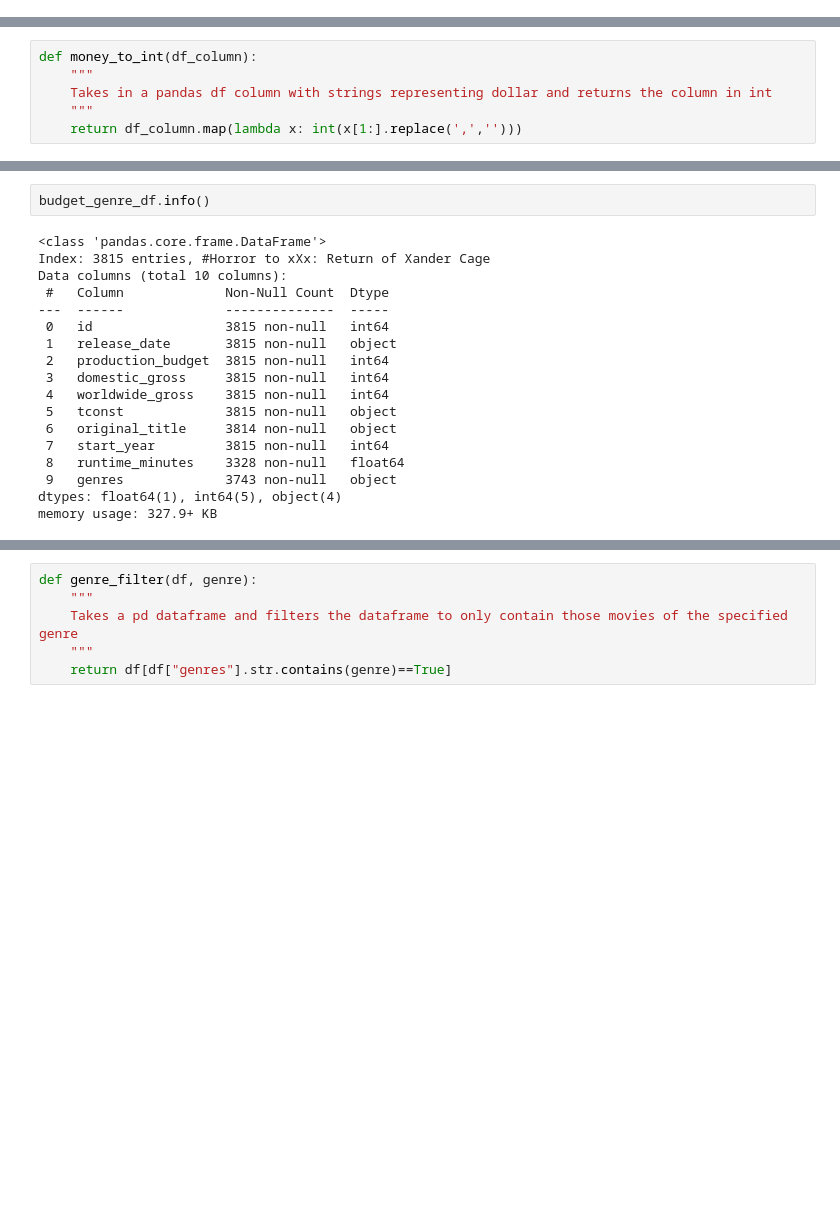
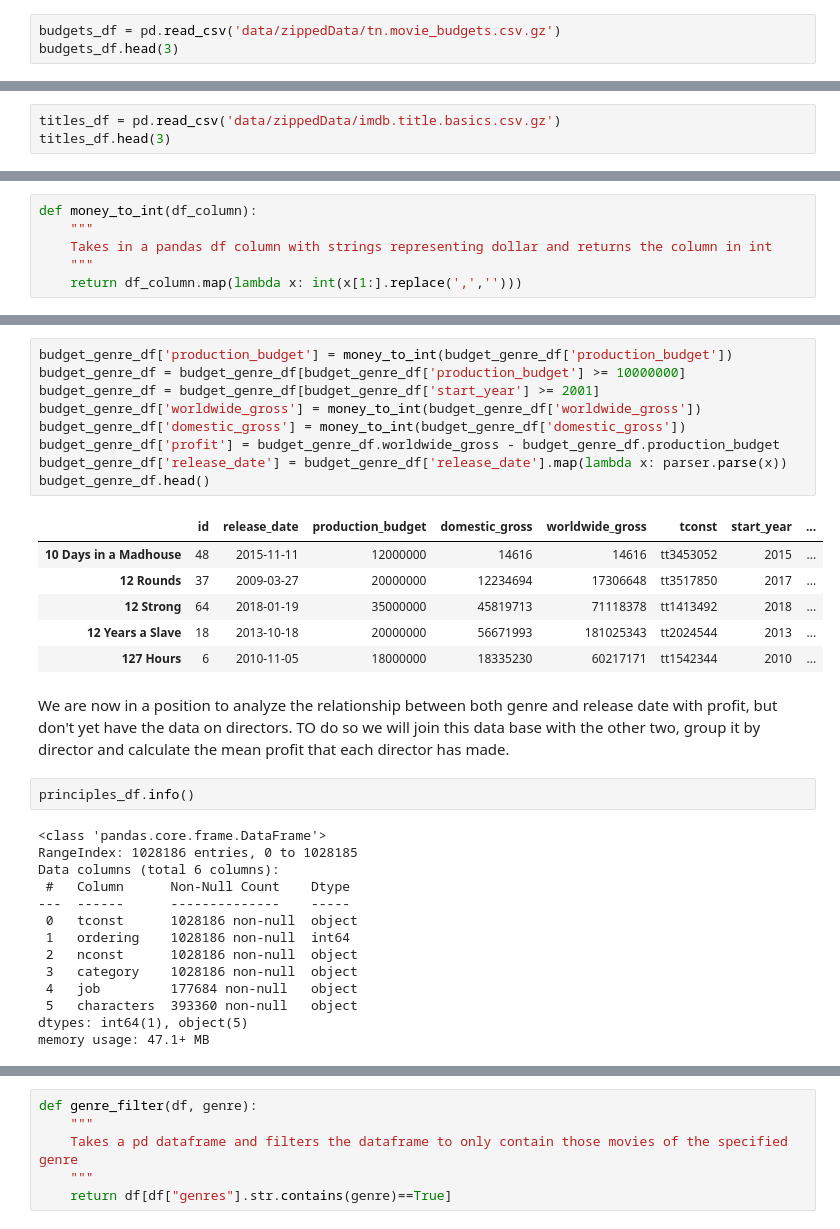
Before and after one commit to nonlocal-lia/microsoft-movie-analysis, a Jupyter notebook: dsc-phase1-project-template.ipynb, the cells around one changed output, grey strips where cells are left out. Drawn from its saved outputs; the diff is of its cells as text; blank space fills up the shorter version.

```diff
--- a/dsc-phase1-project-template.ipynb
+++ b/dsc-phase1-project-template.ipynb
@@ -260,0 +56,3 @@ budget_genre_df.head()
+# %%
+budgets_df = pd.read_csv('data/zippedData/tn.movie_budgets.csv.gz')
+budgets_df.head(3)
@@ -260,0 +66,3 @@ budget_genre_df.head()
+# %%
+titles_df = pd.read_csv('data/zippedData/imdb.title.basics.csv.gz')
+titles_df.head(3)
@@ -280,20 +159,34 @@ budget_genre_df.head()
+# %%
+budget_genre_df['production_budget'] = money_to_int(budget_genre_df['production_budget'])
+budget_genre_df = budget_genre_df[budget_genre_df['production_budget'] >= 10000000]
+budget_genre_df = budget_genre_df[budget_genre_df['start_year'] >= 2001]
+budget_genre_df['worldwide_gross'] = money_to_int(budget_genre_df['worldwide_gross'])
+budget_genre_df['domestic_gross'] = money_to_int(budget_genre_df['domestic_gross'])
+budget_genre_df['profit'] = budget_genre_df.worldwide_gross - budget_genre_df.production_budget
+budget_genre_df['release_date'] = budget_genre_df['release_date'].map(lambda x: parser.parse(x))
+budget_genre_df.head()
+# %% [output]
+|  | id | release_date | production_budget | domestic_gross | worldwide_gross | tconst | start_year | ... |
+| 10 Days in a Madhouse | 48 | 2015-11-11 | 12000000 | 14616 | 14616 | tt3453052 | 2015 | ... |
+| 12 Rounds | 37 | 2009-03-27 | 20000000 | 12234694 | 17306648 | tt3517850 | 2017 | ... |
+| 12 Strong | 64 | 2018-01-19 | 35000000 | 45819713 | 71118378 | tt1413492 | 2018 | ... |
+| 12 Years a Slave | 18 | 2013-10-18 | 20000000 | 56671993 | 181025343 | tt2024544 | 2013 | ... |
+| 127 Hours | 6 | 2010-11-05 | 18000000 | 18335230 | 60217171 | tt1542344 | 2010 | ... |
+# %% [markdown]
+We are now in a position to analyze the relationship between both genre and release date with profit, but don't yet have the data on directors. TO do so we will join this data base with the other two, group it by director and calculate the mean profit that each director has made.
 # %%
-budget_genre_df.info()
+principles_df.info()
 # %% [output]
 <class 'pandas.core.frame.DataFrame'>
-Index: 3815 entries, #Horror to xXx: Return of Xander Cage
-Data columns (total 10 columns):
- #   Column             Non-Null Count  Dtype
----  ------             --------------  -----
- 0   id                 3815 non-null   int64
- 1   release_date       3815 non-null   object
- 2   production_budget  3815 non-null   int64
- 3   domestic_gross     3815 non-null   int64
- 4   worldwide_gross    3815 non-null   int64
- 5   tconst             3815 non-null   object
- 6   original_title     3814 non-null   object
- 7   start_year         3815 non-null   int64
- 8   runtime_minutes    3328 non-null   float64
- 9   genres             3743 non-null   object
-dtypes: float64(1), int64(5), object(4)
-memory usage: 327.9+ KB
+RangeIndex: 1028186 entries, 0 to 1028185
+Data columns (total 6 columns):
+ #   Column      Non-Null Count    Dtype
+---  ------      --------------    -----
+ 0   tconst      1028186 non-null  object
+ 1   ordering    1028186 non-null  int64
+ 2   nconst      1028186 non-null  object
+ 3   category    1028186 non-null  object
+ 4   job         177684 non-null   object
+ 5   characters  393360 non-null   object
+dtypes: int64(1), object(5)
+memory usage: 47.1+ MB
```
Also changed, not shown: parts of 80 cells of this notebook.
